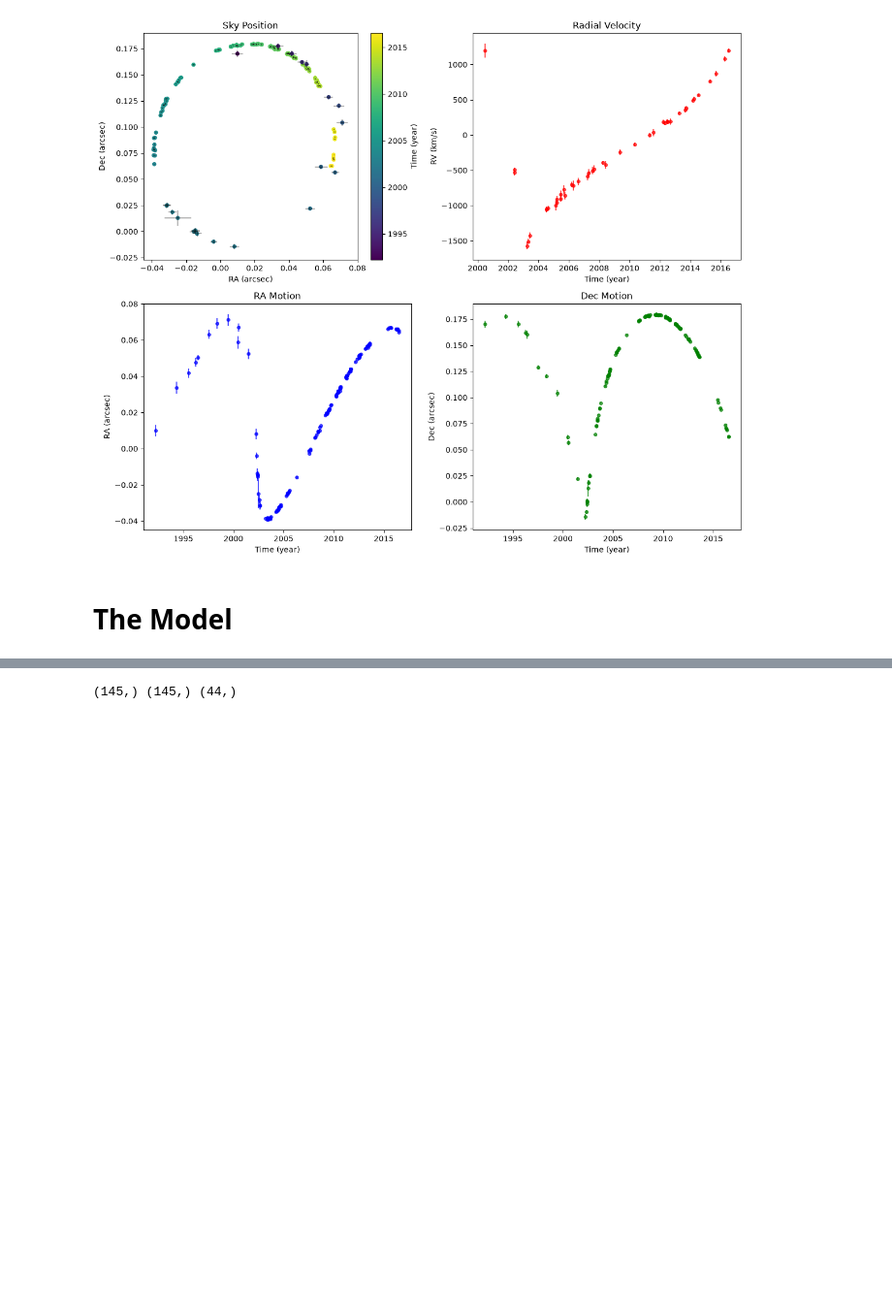
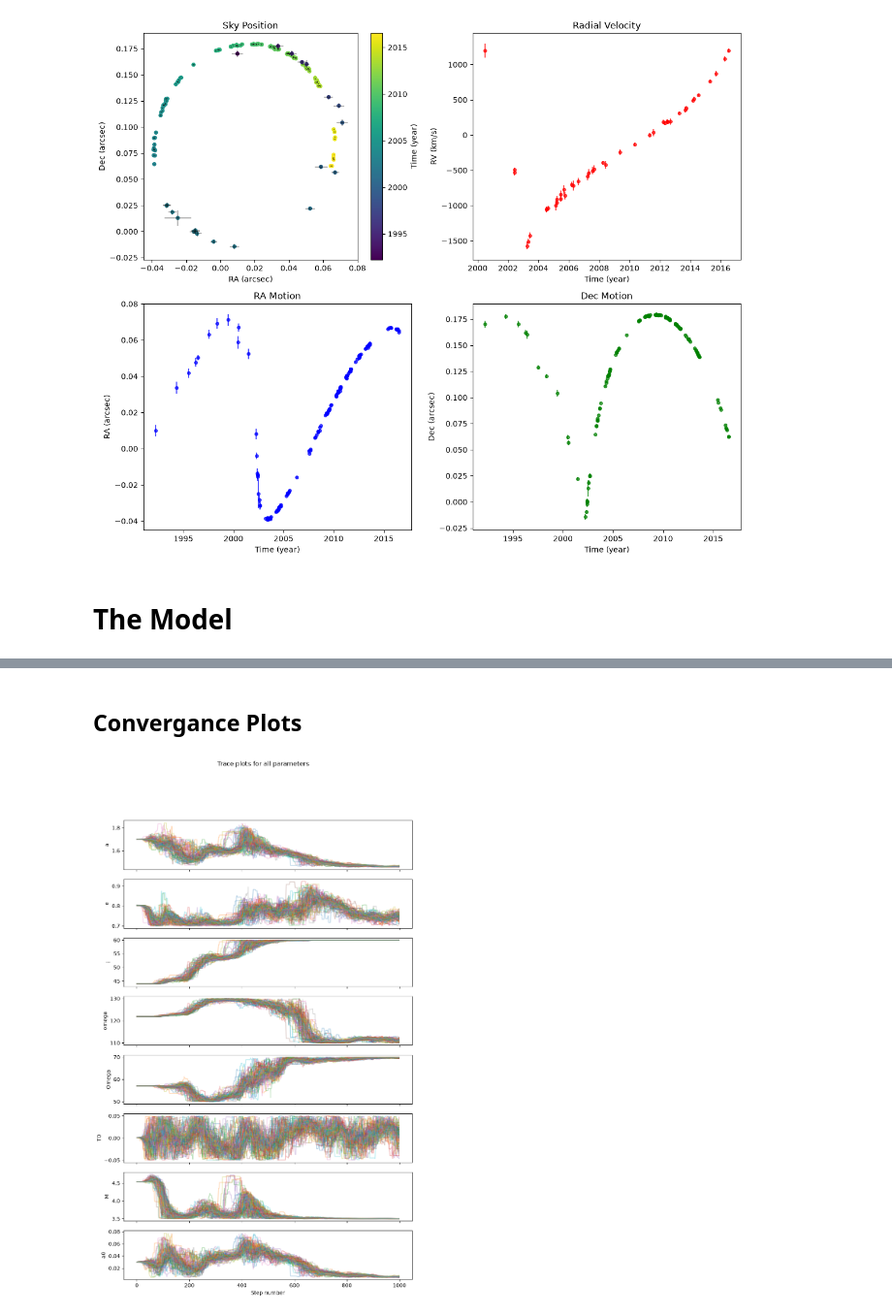
Before and after one commit to cosubhasmos-pro/S2, a Jupyter notebook: mcmc/mond_mcmc.ipynb, the cells around one changed output, grey strips where cells are left out. Shown at 97% size. Saved outputs shown, nothing was run; the diff lists cells and outputs as text; code cells hidden in the pictures; blank space fills up the shorter version.

```diff
--- a/mcmc/mond_mcmc.ipynb
+++ b/mcmc/mond_mcmc.ipynb
@@ -102,14 +103,15 @@ def orbit_model_mond(t, theta,G=1):
 
     # 2. Integrate over relative times
     t_rel = np.asarray(t) - T0
-    t_span = (t_rel.min() - 0.1, t_rel.max() + 0.1)
+    unique_t_rel, inv_idx = np.unique(t_rel, return_inverse=True)
+    t_span = (unique_t_rel.min() - 0.1, unique_t_rel.max() + 0.1)
 
     sol = solve_ivp(
         mond_orbit_equations,
         t_span,
         y0,
         args=(G, Mtot, a0),
-        t_eval=np.sort(t_rel),
+        t_eval=np.sort(unique_t_rel),
         method='DOP853',      # High accuracy Runge-Kutta
         rtol=1e-10,
         atol=1e-10,
@@ -120,17 +122,23 @@ def orbit_model_mond(t, theta,G=1):
         n = len(t)
         return np.zeros(n), np.zeros(n), np.zeros(n)
 
-    # Re-order solution to match original t order
-    sort_idx = np.argsort(t_rel)
-    x_orb = sol.y[0][sort_idx]
-    y_orb = sol.y[1][sort_idx]
-    vx_orb = sol.y[2][sort_idx]
-    vy_orb = sol.y[3][sort_idx]
+    # Get orbital plane solutions for unique times
+    x_orb_unique = sol.y[0]
+    y_orb_unique = sol.y[1]
+    vx_orb_unique = sol.y[2]
+    vy_orb_unique = sol.y[3]
+
+    # Map back to original order using inv_idx
+    x_orb = x_orb_unique[inv_idx]
+    y_orb = y_orb_unique[inv_idx]
+    vx_orb = vx_orb_unique[inv_idx]
+    vy_orb = vy_orb_unique[inv_idx]
 
     # 3. Full 3D rotation matrices
     cos_O, sin_O = np.cos(Omega), np.sin(Omega)
     cos_o, sin_o = np.cos(omega), np.sin(omega)
     cos_i, sin_i = np.cos(i), np.sin(i)
+
 
     RA_model = []
     Dec_model = []
@@ -175,7 +183,9 @@ def orbit_model_mond(t, theta,G=1):
     # return (RA_model[:n_pos],
     #         Dec_model[:n_pos],
     #         RV_model[n_pos:])   # RV starts after position data
-    n_pos = 145  # your astrometric observations count
+    n_pos = len(RA_obs)  # Better: use actual length from data, not hardcoded 145
+    if n_pos > len(RA_model):
+        n_pos = len(RA_model)
 
     return (RA_model[:n_pos].copy(),
             Dec_model[:n_pos].copy(),
@@ -239,5 +246,21 @@ ValueError: operands could not be broadcast together with shapes (189,) (145,)
-# %%
-RA_m, Dec_m, RV_m = orbit_model_mond(t_obs, initial)
-print(RA_m.shape, Dec_m.shape, RV_m.shape)  # Should print (145,) (145,) (44,)
-# %% [output]
-(145,) (145,) (44,)
+# %% [markdown]
+## Convergance Plots
+# %%
+import matplotlib.pyplot as plt
+# convergence plots
+
+samples_all = sampler.get_chain()  # shape (nsteps, nwalkers, ndim)
+param_names = ["a", "e", "i", "omega", "Omega", "T0", "M","a0"]
+
+fig, axes = plt.subplots(ndim, 1, figsize=(10, 2*ndim), sharex=True)
+for i in range(ndim):
+    ax = axes[i]
+    for walker in range(nwalkers):
+        ax.plot(samples_all[:, walker, i], alpha=0.3)
+    ax.set_ylabel(param_names[i])
+axes[-1].set_xlabel("Step number")
+plt.suptitle("Trace plots for all parameters")
+plt.savefig('converge-mond.pdf')
+plt.show()
+# %% [output]
+[figure, added]
```
Also changed, not shown: parts of 7 cells of this notebook, 8 other files.
